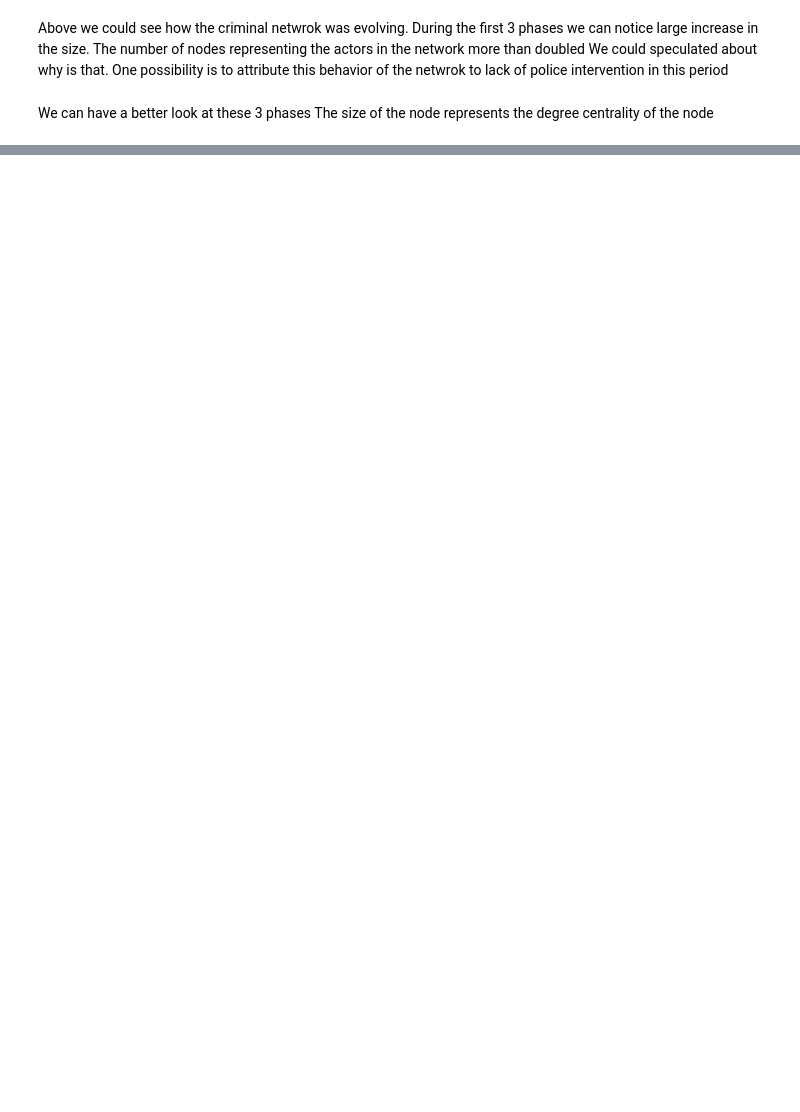
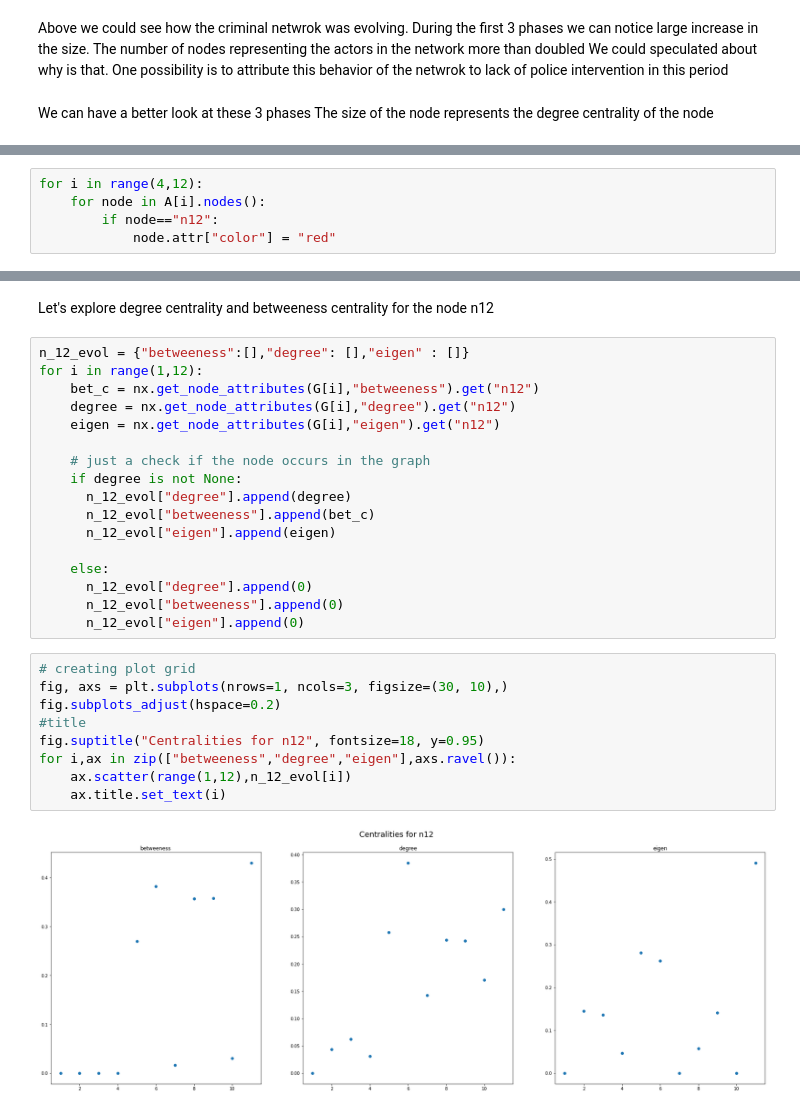
Before and after one commit to lubo-kopnicky/Criminal-network-analysis, a Jupyter notebook: network_analysis.ipynb, the cells around one changed output, grey strips where cells are left out. Cells and saved outputs as stored; diff of their text form; blank space fills up the shorter version.

```diff
--- a/network_analysis.ipynb
+++ b/network_analysis.ipynb
@@ -93,0 +116,5 @@ display(A[3])
+# %%
+for i in range(4,12):
+    for node in A[i].nodes():
+        if node=="n12":
+            node.attr["color"] = "red"
@@ -93,0 +138,30 @@ display(A[3])
+# %% [markdown]
+Let's explore degree centrality and betweeness centrality for the node n12
+# %%
+n_12_evol = {"betweeness":[],"degree": [],"eigen" : []}
+for i in range(1,12):
+    bet_c = nx.get_node_attributes(G[i],"betweeness").get("n12")
+    degree = nx.get_node_attributes(G[i],"degree").get("n12")
+    eigen = nx.get_node_attributes(G[i],"eigen").get("n12")
+
+    # just a check if the node occurs in the graph
+    if degree is not None:
+      n_12_evol["degree"].append(degree)
+      n_12_evol["betweeness"].append(bet_c)
+      n_12_evol["eigen"].append(eigen)
+
+    else:
+      n_12_evol["degree"].append(0)
+      n_12_evol["betweeness"].append(0)
+      n_12_evol["eigen"].append(0)
+# %%
+# creating plot grid
+fig, axs = plt.subplots(nrows=1, ncols=3, figsize=(30, 10),)
+fig.subplots_adjust(hspace=0.2)
+#title
+fig.suptitle("Centralities for n12", fontsize=18, y=0.95)
+for i,ax in zip(["betweeness","degree","eigen"],axs.ravel()):
+    ax.scatter(range(1,12),n_12_evol[i])
+    ax.title.set_text(i)
+# %% [output]
+[figure, added]
```
Also changed, not shown: parts of 10 cells of this notebook.
